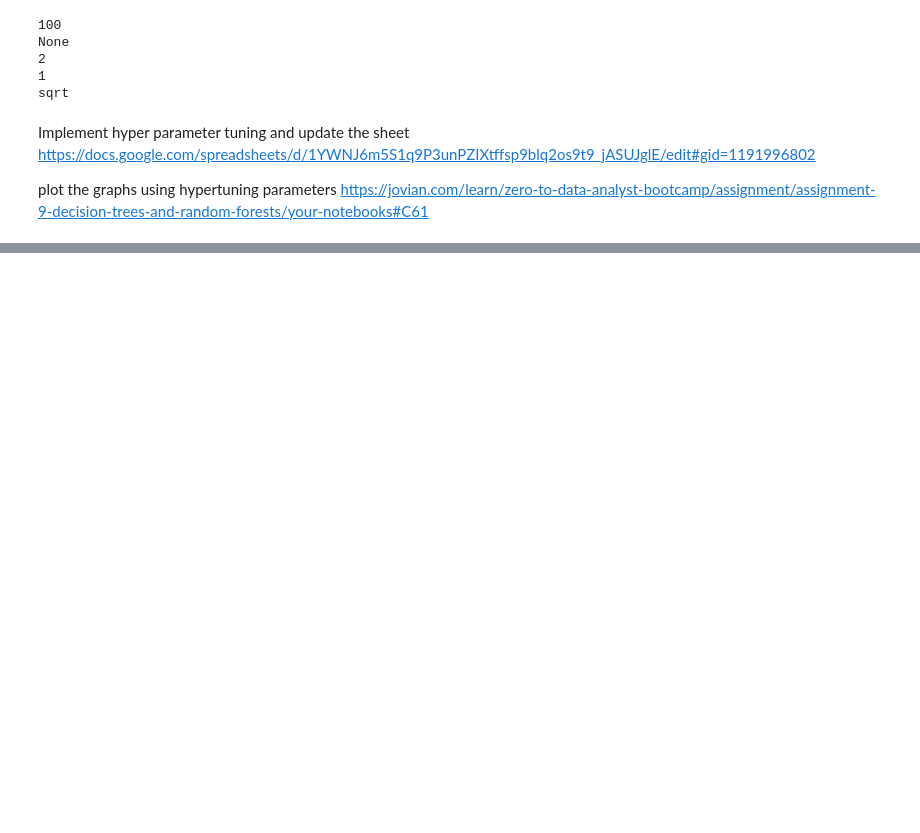
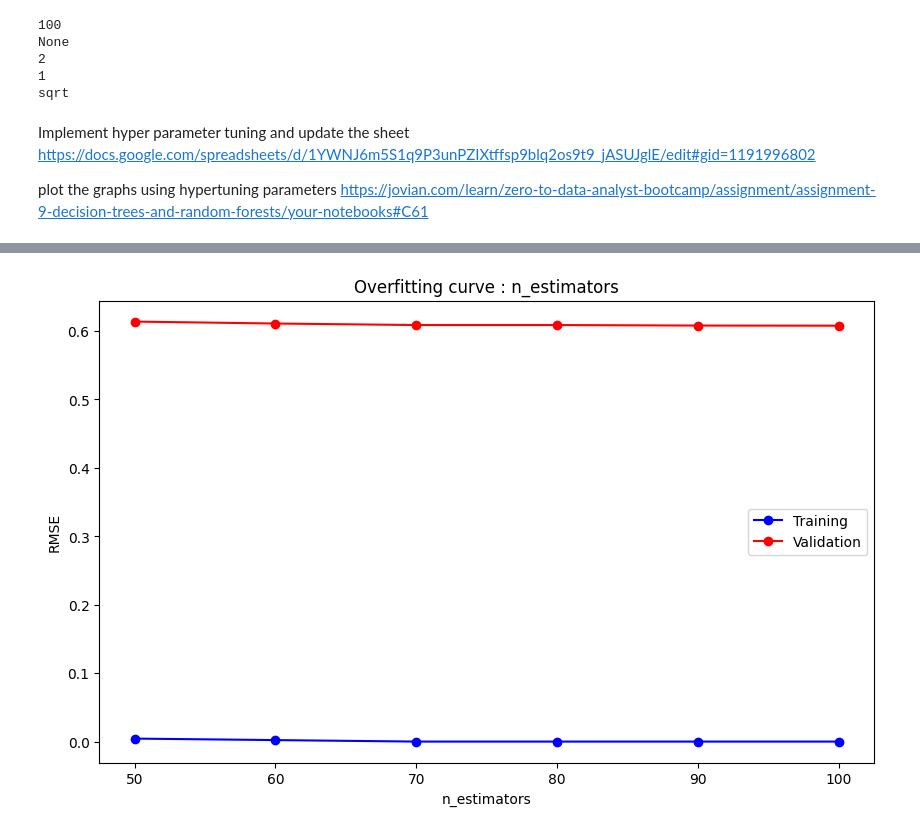
Before and after one commit to yallabalaji/MachineLearning, a Jupyter notebook: Machine_Learning_Microsoft_Malware_Analysis.ipynb, the cells around one changed output, grey strips where cells are left out. Drawn from its saved outputs; the diff is of its cells as text; code cells hidden in the pictures; blank space fills up the shorter version.

```diff
--- a/Machine_Learning_Microsoft_Malware_Analysis.ipynb
+++ b/Machine_Learning_Microsoft_Malware_Analysis.ipynb
@@ -1260,0 +1262,24 @@ plot the graphs using hypertuning parameters https://jovian.com/learn/zero-to-da
+# %%
+#Regular Random Forest Classifier
+def test_params(**params):
+  model = RandomForestClassifier(random_state=42,n_jobs=-1,**params).fit(train_inputs,train_targets)
+  train_rmse = mean_squared_error(model.predict(train_inputs),train_targets,squared = False)
+  val_rmse = mean_squared_error(model.predict(val_inputs),val_targets,squared=False)
+  return train_rmse,val_rmse
+# %%
+def test_param_and_plot(param_name,param_values):
+  train_errors,val_errors = [],[]
+  for value in param_values:
+    params = { param_name : value}
+    train_rmse,val_rmse = test_params(**params)
+    train_errors.append(train_rmse)
+    val_errors.append(val_rmse)
+  print("train errors : "+train_errors)
+  print("val errors : "+val_errors)
+  plt.figure(figsize=(10,6))
+  plt.title('Overfitting curve : '+param_name)
+  plt.plot(param_values,train_errors,'b-o')
+  plt.plot(param_values,val_errors,'r-o')
+  plt.xlabel(param_name)
+  plt.ylabel('RMSE')
+  plt.legend(['Training','Validation'])
@@ -1260,0 +1318,4 @@ plot the graphs using hypertuning parameters https://jovian.com/learn/zero-to-da
+# %%
+test_param_and_plot('n_estimators', [50,60,70,80,90,100])
+# %% [output]
+[figure, added]
```
Also changed, not shown: parts of 55 cells of this notebook.
